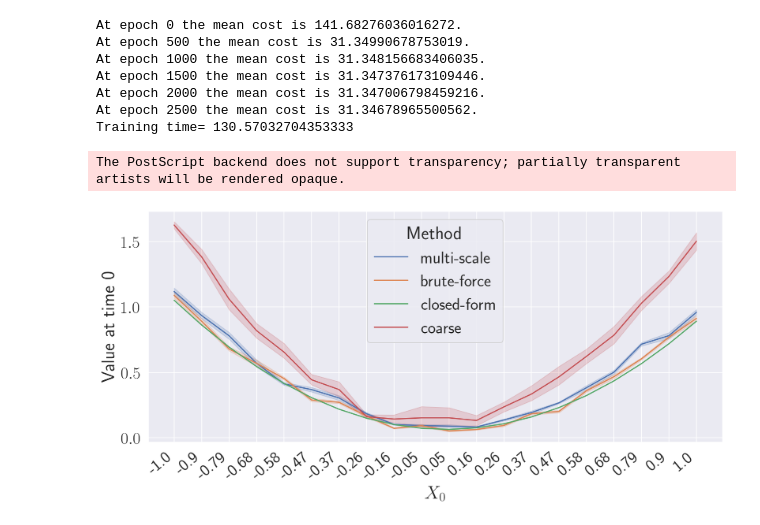
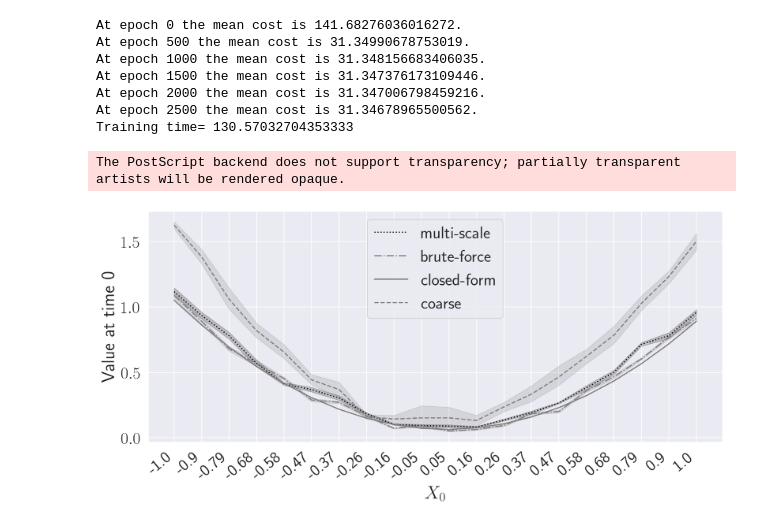
Before and after one commit to arashfahim/multiscale-PGM-for-stochastic-control, a Jupyter notebook: LQC/rewrite/LQC_Updated_v6.ipynb, the cells around one changed output. Saved outputs shown, nothing was run; the diff lists cells and outputs as text; code cells hidden in the pictures.

Commit message:
Update LQC_Updated_v6.ipynb
Black-and-white

```diff
--- a/LQC/rewrite/LQC_Updated_v6.ipynb
+++ b/LQC/rewrite/LQC_Updated_v6.ipynb
@@ -953,14 +953,21 @@ df_final = pd.concat([df_ms1,df_bf1,df_clf,df_crs],axis=0)
 # df_final
 # %%
 fig = plt.figure(figsize=(12,6),dpi=150);
-g = sns.lineplot(data=df_final, x= 'x', y = 'val', hue = 'Method');
-# g.set_xticklabels(list(np.round(X.clone().detach().numpy(),3)));
+g = sns.lineplot(data=df_final, x= 'x', y = 'val', hue = 'Method', palette=['black', 'grey', 'grey', 'grey']);
+g.lines[0].set_linestyle(":")
+g.lines[1].set_linestyle("-.")
+g.lines[3].set_linestyle("--")
+leg = g.legend()
+leg_lines = leg.get_lines()
+leg_lines[0].set_linestyle(":")
+leg_lines[1].set_linestyle("-.")
+leg_lines[3].set_linestyle("--")
 g.set_xlabel(r'$X_0$');
 g.set_ylabel(r'Value at time 0');
 g.set_xticklabels([np.round(float(t.get_text()),2)  for t in g.get_xticklabels()], rotation=40, ha="right")
 plt.tight_layout();
 plt.savefig("Comparison_bf_ms_coarse{}.png".format(version));
 plt.savefig("Comparison_bf_ms_coarse{}.eps".format(version), format='eps');
 # %% [output]
 The PostScript backend does not support transparency; partially transparent artists will be rendered opaque.
-[figure, old version]
+[figure, new version]
```
